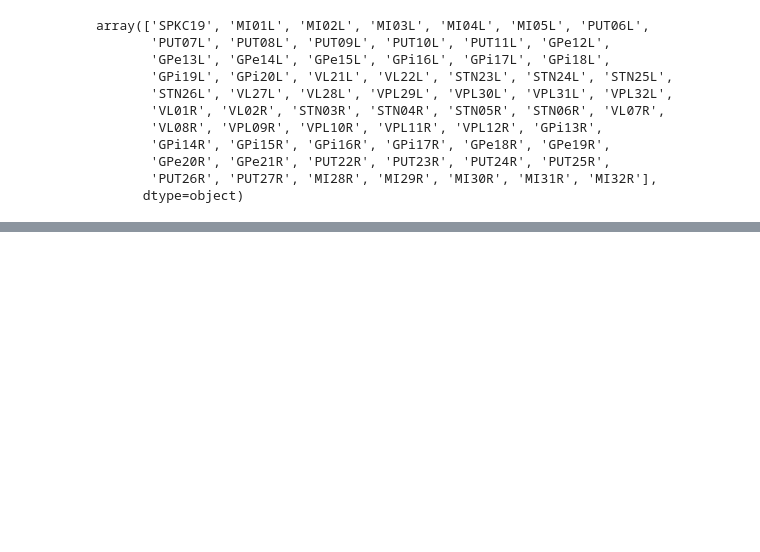
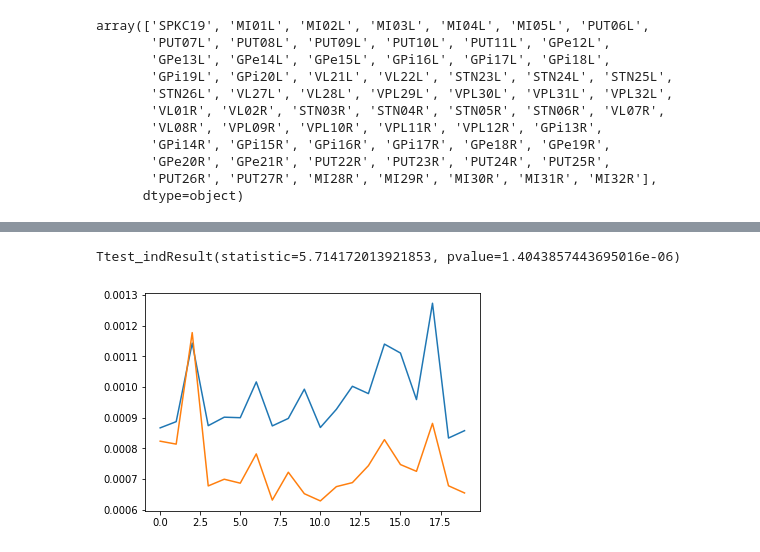
Before and after one commit to chyumin/isd, a Jupyter notebook: final_project/Final project.ipynb, the cells around one changed output, grey strips where cells are left out. Cells and saved outputs as stored; diff of their text form; code cells hidden in the pictures; blank space fills up the shorter version.

```diff
--- a/final_project/Final project.ipynb
+++ b/final_project/Final project.ipynb
@@ -121,0 +137,7 @@ for time_start in time_starts:
+# %%
+plt.plot(gpi_left_rms)
+plt.plot(gpi_right_rms)
+ttest_ind(gpi_left_rms, gpi_right_rms)
+# %% [output]
+Ttest_indResult(statistic=5.714172013921853, pvalue=1.4043857443695016e-06)
+[figure, added]
```
Also changed, not shown: parts of 8 cells of this notebook.
